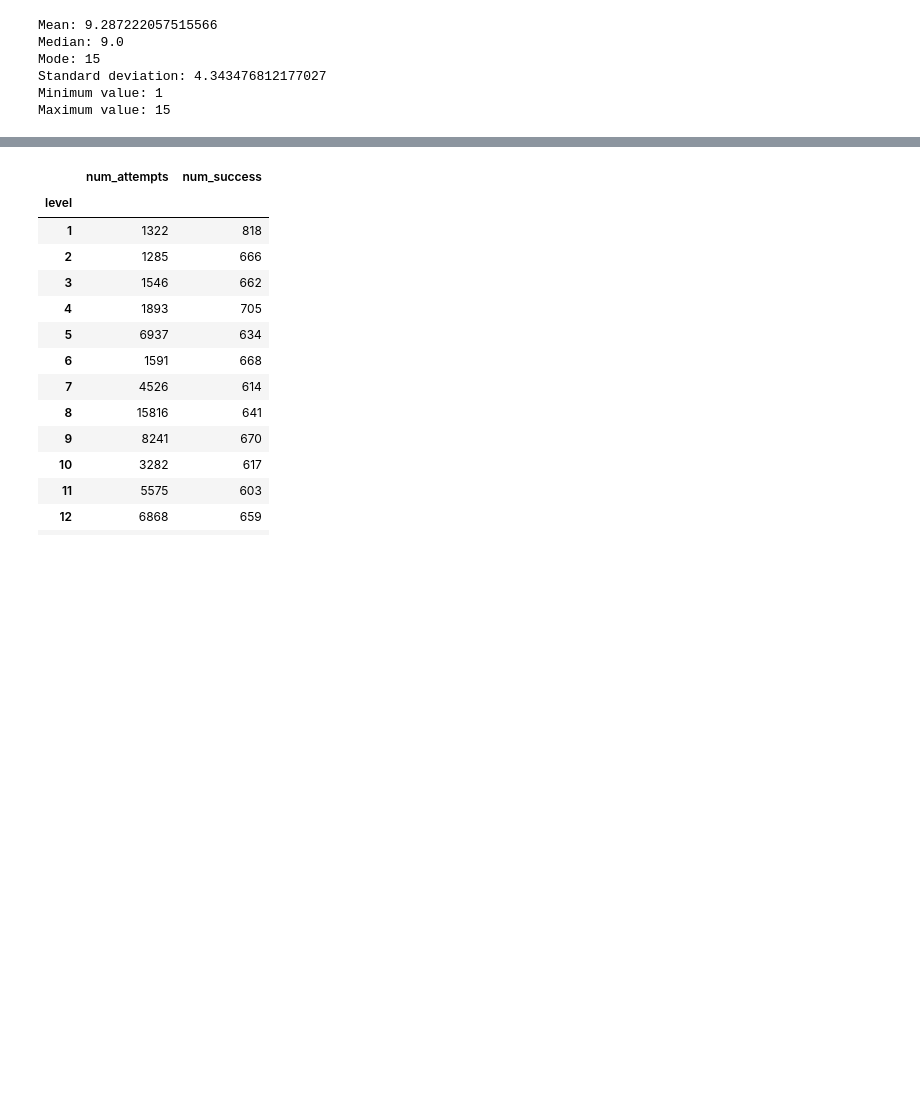
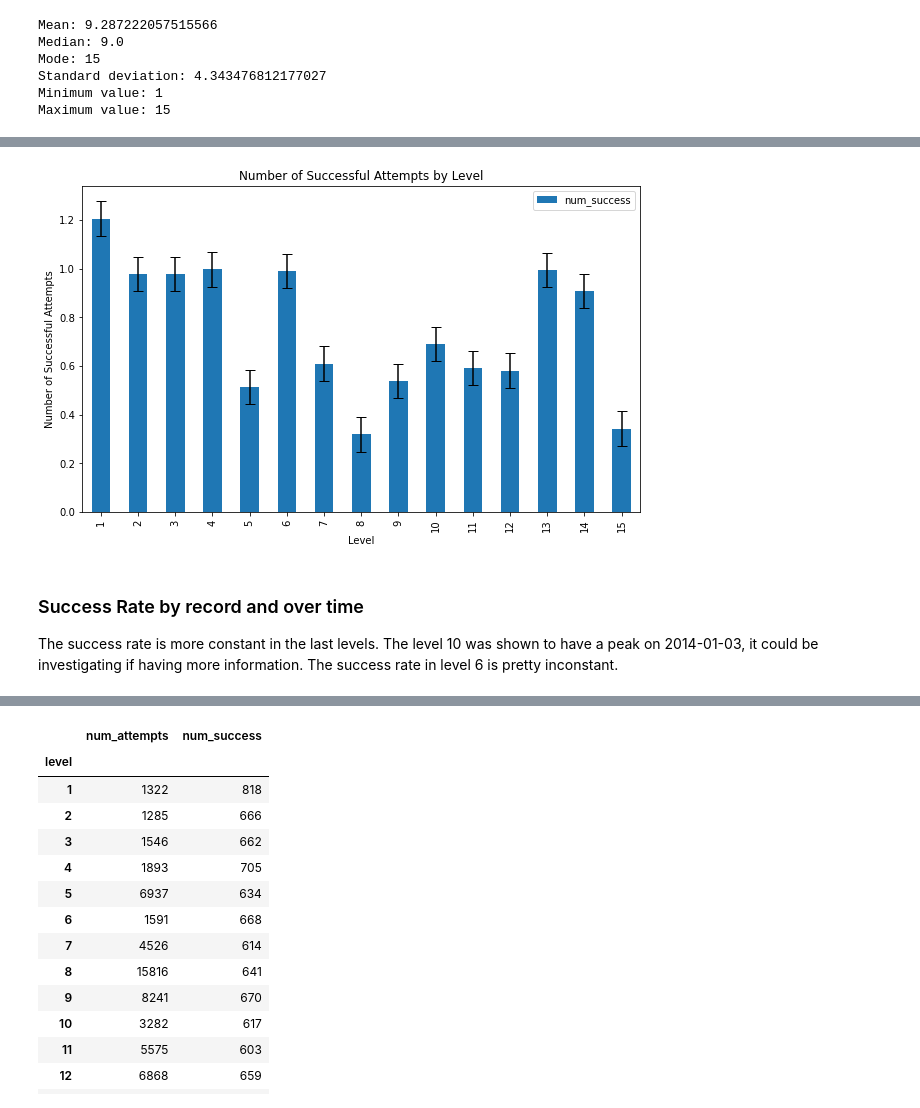
Before and after one commit to KC2016/Candy-Crush-Saga, a Jupyter notebook: notebook375bc23f7f.ipynb, the cells around one changed output, grey strips where cells are left out. Drawn from its saved outputs; the diff is of its cells as text; code cells hidden in the pictures; blank space fills up the shorter version.

```diff
--- a/notebook375bc23f7f.ipynb
+++ b/notebook375bc23f7f.ipynb
@@ -177,3 +337,22 @@ Text(0, 0.5, 'Level Values')
+# %%
+
+# Calculate the mean and standard error of the mean for each level
+agg_dict = {'num_attempts': 'mean', 'num_success': 'mean'}
+mean_by_level = df.groupby('level').agg(agg_dict)
+sem_by_level = df.groupby('level').agg(agg_dict).apply(lambda x: sem(x, axis=0))
+
+# Plot the mean and standard error of the mean for each level
+ax = mean_by_level.plot(kind='bar', y='num_success', yerr=sem_by_level['num_success'], figsize=(10,6), capsize=5)
+ax.set_xlabel('Level')
+ax.set_ylabel('Number of Successful Attempts')
+ax.set_title('Number of Successful Attempts by Level')
+plt.show()
+# %% [output]
+[figure, added]
+# %% [markdown]
+### Success Rate by record and over time
+The success rate is more constant in the last levels.
+The level 10 was shown to have a peak on 2014-01-03, it could be investigating if having more information. The success rate in level 6 is pretty inconstant.
 # %%
 df['success_rate'] = df['num_success']/df['num_attempts']
 # df['success_rate'].shape
```
Also changed, not shown: parts of 94 cells of this notebook, 4 other files.
